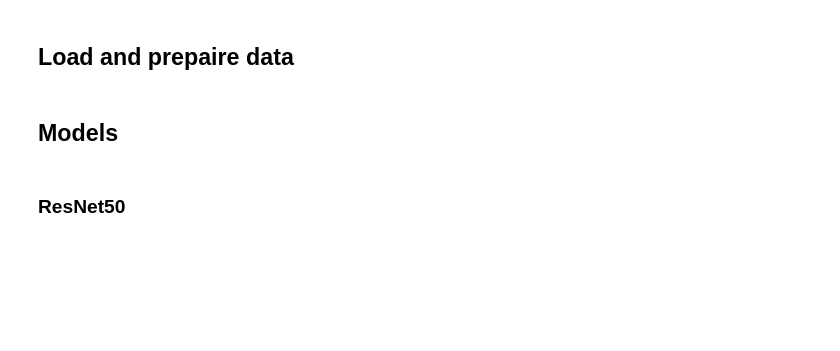
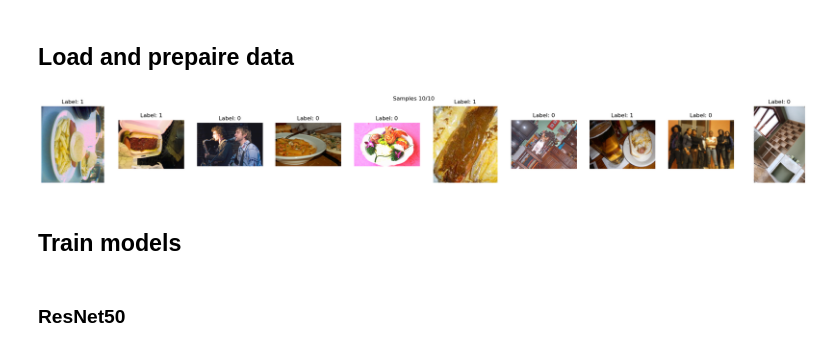
Before and after one commit to MisSero/Kaggle, a Jupyter notebook: Hot_Dog_Recognition/model.ipynb, the cells around one changed output. Saved outputs shown, nothing was run; the diff lists cells and outputs as text; code cells hidden in the pictures; blank space fills up the shorter version.

Commit message:
make resnet50 model in Hot_Dog_Recognition/model.ipynb

```diff
--- a/Hot_Dog_Recognition/model.ipynb
+++ b/Hot_Dog_Recognition/model.ipynb
@@ -134,20 +135,20 @@ def train_model(model, train_loader, val_loader, loss, optimizer, num_epochs, sc
 tfs_for_vis = albumentations.Compose([
     albumentations.RandomRotate90(p=0.3),
     albumentations.Blur(p=0.1),
-    albumentations.RandomBrightness(p=0.3),
+    albumentations.RandomBrightnessContrast(p=0.3),
     albumentations.GaussNoise(p=0.3),
     albumentations.ShiftScaleRotate(p=0.3),
-    albumentations.JpegCompression(quality_lower=90, p=0.3),
+    albumentations.ImageCompression(quality_lower=90, p=0.3),
     ])
 
 tfs = albumentations.Compose([
     albumentations.RandomRotate90(p=0.3),
     albumentations.Blur(p=0.1),
-    albumentations.RandomBrightness(p=0.3),
+    albumentations.RandomBrightnessContrast(p=0.3),
     albumentations.GaussNoise(p=0.3),
     albumentations.ShiftScaleRotate(p=0.3),
-    albumentations.JpegCompression(quality_lower=90, p=0.3),
+    albumentations.ImageCompression(quality_lower=90, p=0.3),
     albumentations.Resize(224, 224),
     albumentations.Normalize(mean=(0.485, 0.456, 0.406), std=(0.229, 0.224, 0.225)),
-    albumentations.torch.ToTensor(),
+    ToTensorV2()
     ])
@@ -178,5 +155,18 @@ test_dataset = HotdogOrNotDataset('data/test.lnk',
+# %%
+dataset = HotdogOrNotDataset('data/train', transform=tfs_for_vis, use_albumentations=True)
+train_dataset = HotdogOrNotDataset('data/train', transform=tfs, use_albumentations=True)
+test_dataset = HotdogOrNotDataset('data/test',
+                       transform=transforms.Compose([
+                           transforms.Resize((224, 224)),
+                           transforms.ToTensor(),
+                           transforms.Normalize(mean=[0.485, 0.456, 0.406],
+                                 std=[0.229, 0.224, 0.225])
+                           ])
+                       )
 # %%
 indices = np.random.choice(np.arange(len(train_dataset)), 10, replace=False)
 
-visualize_samples(train_dataset, indices, "Samples")
+visualize_samples(dataset, indices, "Samples")
+# %% [output]
+[figure, added]
 # %%
@@ -200,8 +190,8 @@ train_loader = torch.utils.data.DataLoader(train_dataset, batch_size=batch_size,
 val_loader = torch.utils.data.DataLoader(train_dataset, batch_size=batch_size,
                                          sampler=val_sampler)
 test_loader = torch.utils.data.DataLoader(test_dataset, batch_size=batch_size)
-# %% [markdown]
-## Models
+# %% [markdown]
+## Train models
 # %%
 params = {'lr': [1e-2, 1e-3, 1e-4],
           'wd': [1e-2, 1e-3, 1e-4, 1e-5],
```
Also changed, not shown: parts of 16 cells of this notebook.
